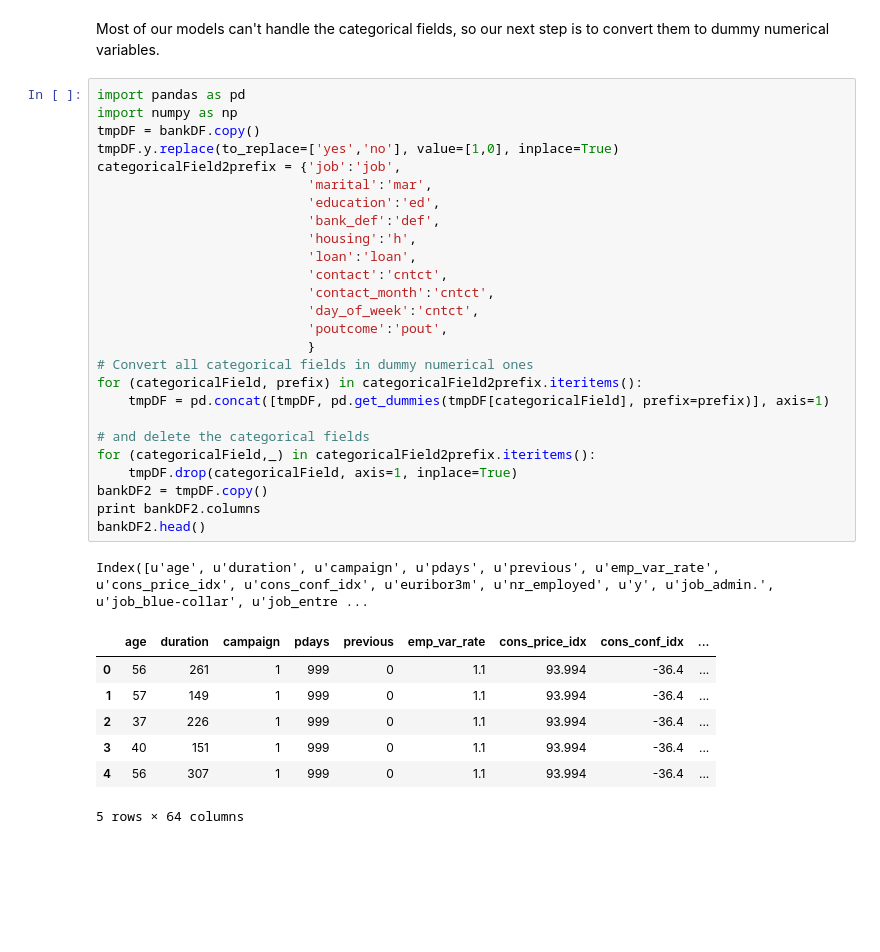
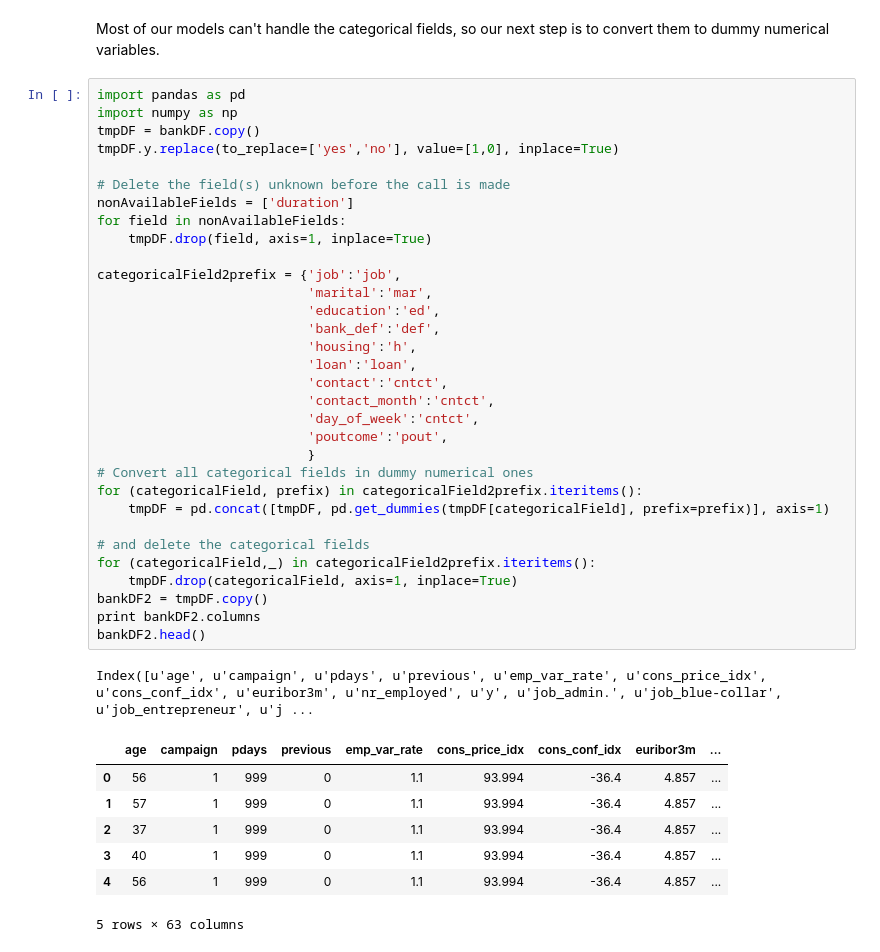
Before and after one commit to fdurant/mcnulty_banking, a Jupyter notebook: project_mcnulty_banking.ipynb, the cells around one changed output. Drawn from its saved outputs; the diff is of its cells as text; blank space fills up the shorter version.

```diff
--- a/project_mcnulty_banking.ipynb
+++ b/project_mcnulty_banking.ipynb
@@ -90,35 +90,41 @@ Most of our models can't handle the categorical fields, so our next step is to c
 # %%
 import pandas as pd
 import numpy as np
 tmpDF = bankDF.copy()
 tmpDF.y.replace(to_replace=['yes','no'], value=[1,0], inplace=True)
+
+# Delete the field(s) unknown before the call is made
+nonAvailableFields = ['duration']
+for field in nonAvailableFields:
+    tmpDF.drop(field, axis=1, inplace=True)
+
 categoricalField2prefix = {'job':'job',
                            'marital':'mar',
                            'education':'ed',
                            'bank_def':'def',
                            'housing':'h',
                            'loan':'loan',
                            'contact':'cntct',
                            'contact_month':'cntct',
                            'day_of_week':'cntct',
                            'poutcome':'pout',
                            }
 # Convert all categorical fields in dummy numerical ones
 for (categoricalField, prefix) in categoricalField2prefix.iteritems():
     tmpDF = pd.concat([tmpDF, pd.get_dummies(tmpDF[categoricalField], prefix=prefix)], axis=1)
 
 # and delete the categorical fields
 for (categoricalField,_) in categoricalField2prefix.iteritems():
     tmpDF.drop(categoricalField, axis=1, inplace=True)
 bankDF2 = tmpDF.copy()
 print bankDF2.columns
 bankDF2.head()
 # %% [output]
-Index([u'age', u'duration', u'campaign', u'pdays', u'previous', u'emp_var_rate', u'cons_price_idx', u'cons_conf_idx', u'euribor3m', u'nr_employed', u'y', u'job_admin.', u'job_blue-collar', u'job_entre ...
+Index([u'age', u'campaign', u'pdays', u'previous', u'emp_var_rate', u'cons_price_idx', u'cons_conf_idx', u'euribor3m', u'nr_employed', u'y', u'job_admin.', u'job_blue-collar', u'job_entrepreneur', u'j ...
-|  | age | duration | campaign | pdays | previous | emp_var_rate | cons_price_idx | cons_conf_idx | ... |
-| 0 | 56 | 261 | 1 | 999 | 0 | 1.1 | 93.994 | -36.4 | ... |
-| 1 | 57 | 149 | 1 | 999 | 0 | 1.1 | 93.994 | -36.4 | ... |
-| 2 | 37 | 226 | 1 | 999 | 0 | 1.1 | 93.994 | -36.4 | ... |
-| 3 | 40 | 151 | 1 | 999 | 0 | 1.1 | 93.994 | -36.4 | ... |
-| 4 | 56 | 307 | 1 | 999 | 0 | 1.1 | 93.994 | -36.4 | ... |
+|  | age | campaign | pdays | previous | emp_var_rate | cons_price_idx | cons_conf_idx | euribor3m | ... |
+| 0 | 56 | 1 | 999 | 0 | 1.1 | 93.994 | -36.4 | 4.857 | ... |
+| 1 | 57 | 1 | 999 | 0 | 1.1 | 93.994 | -36.4 | 4.857 | ... |
+| 2 | 37 | 1 | 999 | 0 | 1.1 | 93.994 | -36.4 | 4.857 | ... |
+| 3 | 40 | 1 | 999 | 0 | 1.1 | 93.994 | -36.4 | 4.857 | ... |
+| 4 | 56 | 1 | 999 | 0 | 1.1 | 93.994 | -36.4 | 4.857 | ... |
-5 rows × 64 columns
+5 rows × 63 columns
```
Also changed, not shown: parts of 11 cells of this notebook.
